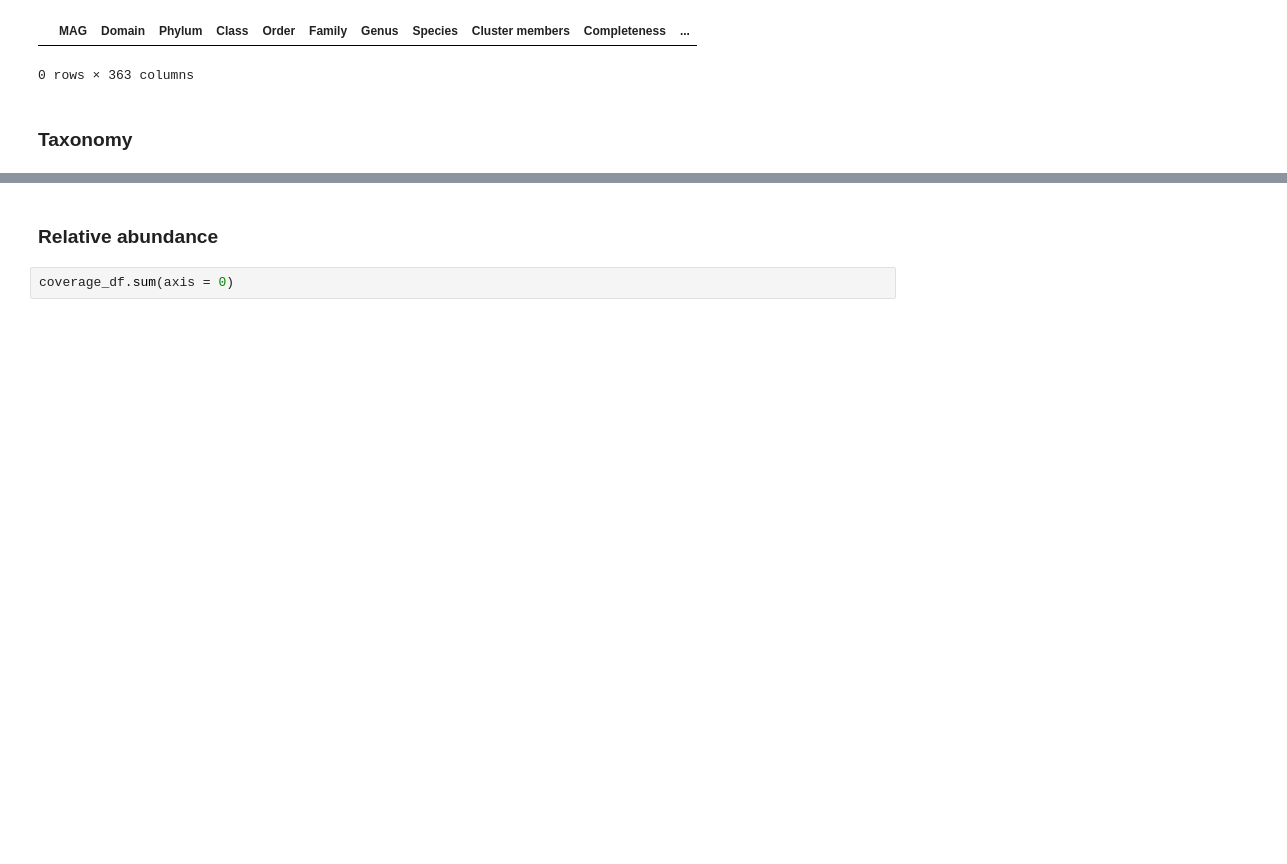
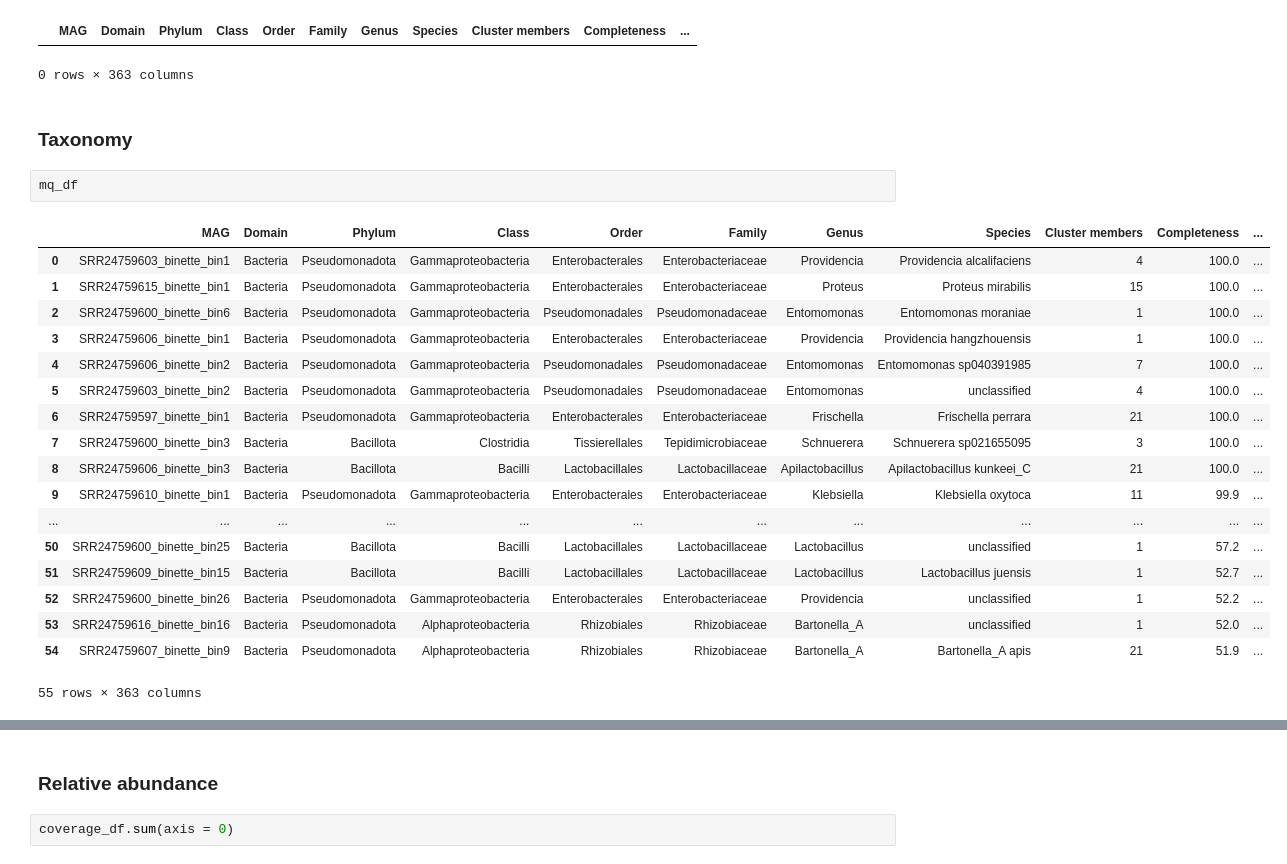
Before and after one commit to usegalaxy-eu/FAIRyMAGs, a Jupyter notebook: bin/explore-bee-gut-microbiome-use-case.ipynb, the cells around one changed output, grey strips where cells are left out. Saved outputs shown, nothing was run; the diff lists cells and outputs as text; blank space fills up the shorter version.

```diff
--- a/bin/explore-bee-gut-microbiome-use-case.ipynb
+++ b/bin/explore-bee-gut-microbiome-use-case.ipynb
@@ -345,6 +386,27 @@ Species-level clusters with contamination >= 10% and completeness > 50%:
 0 rows × 363 columns
 # %% [markdown]
 ### Taxonomy
+# %%
+mq_df
+# %% [output]
+|  | MAG | Domain | Phylum | Class | Order | Family | Genus | Species | Cluster members | Completeness | ... |
+| 0 | SRR24759603_binette_bin1 | Bacteria | Pseudomonadota | Gammaproteobacteria | Enterobacterales | Enterobacteriaceae | Providencia | Providencia alcalifaciens | 4 | 100.0 | ... |
+| 1 | SRR24759615_binette_bin1 | Bacteria | Pseudomonadota | Gammaproteobacteria | Enterobacterales | Enterobacteriaceae | Proteus | Proteus mirabilis | 15 | 100.0 | ... |
+| 2 | SRR24759600_binette_bin6 | Bacteria | Pseudomonadota | Gammaproteobacteria | Pseudomonadales | Pseudomonadaceae | Entomomonas | Entomomonas moraniae | 1 | 100.0 | ... |
+| 3 | SRR24759606_binette_bin1 | Bacteria | Pseudomonadota | Gammaproteobacteria | Enterobacterales | Enterobacteriaceae | Providencia | Providencia hangzhouensis | 1 | 100.0 | ... |
+| 4 | SRR24759606_binette_bin2 | Bacteria | Pseudomonadota | Gammaproteobacteria | Pseudomonadales | Pseudomonadaceae | Entomomonas | Entomomonas sp040391985 | 7 | 100.0 | ... |
+| 5 | SRR24759603_binette_bin2 | Bacteria | Pseudomonadota | Gammaproteobacteria | Pseudomonadales | Pseudomonadaceae | Entomomonas | unclassified | 4 | 100.0 | ... |
+| 6 | SRR24759597_binette_bin1 | Bacteria | Pseudomonadota | Gammaproteobacteria | Enterobacterales | Enterobacteriaceae | Frischella | Frischella perrara | 21 | 100.0 | ... |
+| 7 | SRR24759600_binette_bin3 | Bacteria | Bacillota | Clostridia | Tissierellales | Tepidimicrobiaceae | Schnuerera | Schnuerera sp021655095 | 3 | 100.0 | ... |
+| 8 | SRR24759606_binette_bin3 | Bacteria | Bacillota | Bacilli | Lactobacillales | Lactobacillaceae | Apilactobacillus | Apilactobacillus kunkeei_C | 21 | 100.0 | ... |
+| 9 | SRR24759610_binette_bin1 | Bacteria | Pseudomonadota | Gammaproteobacteria | Enterobacterales | Enterobacteriaceae | Klebsiella | Klebsiella oxytoca | 11 | 99.9 | ... |
+| ... | ... | ... | ... | ... | ... | ... | ... | ... | ... | ... | ... |
+| 50 | SRR24759600_binette_bin25 | Bacteria | Bacillota | Bacilli | Lactobacillales | Lactobacillaceae | Lactobacillus | unclassified | 1 | 57.2 | ... |
+| 51 | SRR24759609_binette_bin15 | Bacteria | Bacillota | Bacilli | Lactobacillales | Lactobacillaceae | Lactobacillus | Lactobacillus juensis | 1 | 52.7 | ... |
+| 52 | SRR24759600_binette_bin26 | Bacteria | Pseudomonadota | Gammaproteobacteria | Enterobacterales | Enterobacteriaceae | Providencia | unclassified | 1 | 52.2 | ... |
+| 53 | SRR24759616_binette_bin16 | Bacteria | Pseudomonadota | Alphaproteobacteria | Rhizobiales | Rhizobiaceae | Bartonella_A | unclassified | 1 | 52.0 | ... |
+| 54 | SRR24759607_binette_bin9 | Bacteria | Pseudomonadota | Alphaproteobacteria | Rhizobiales | Rhizobiaceae | Bartonella_A | Bartonella_A apis | 21 | 51.9 | ... |
+55 rows × 363 columns
 # %%
 compute_taxo_classification_summary(mq_df)
 # %% [output]
```
Also changed, not shown: parts of 32 cells of this notebook, 10 other files.
